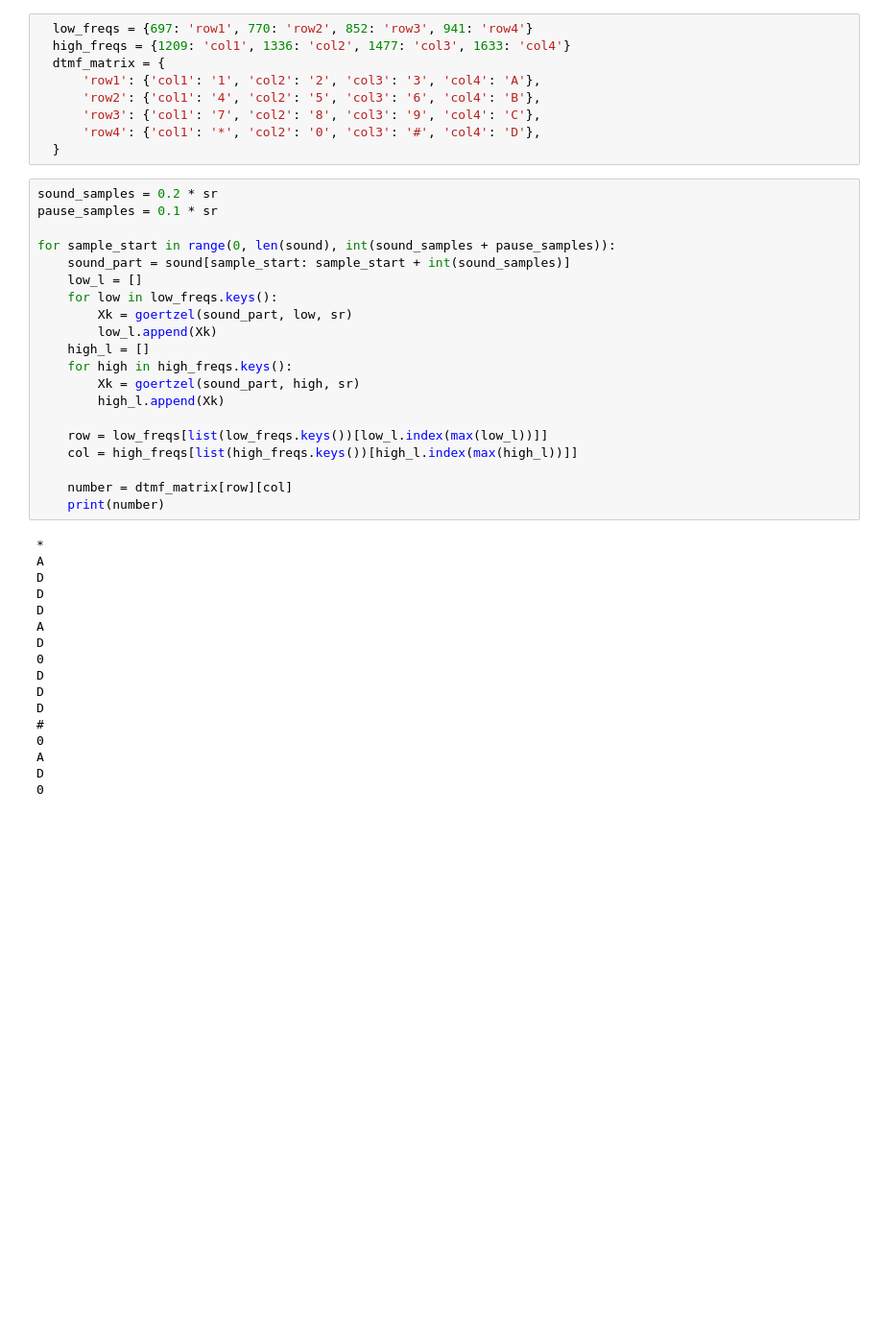
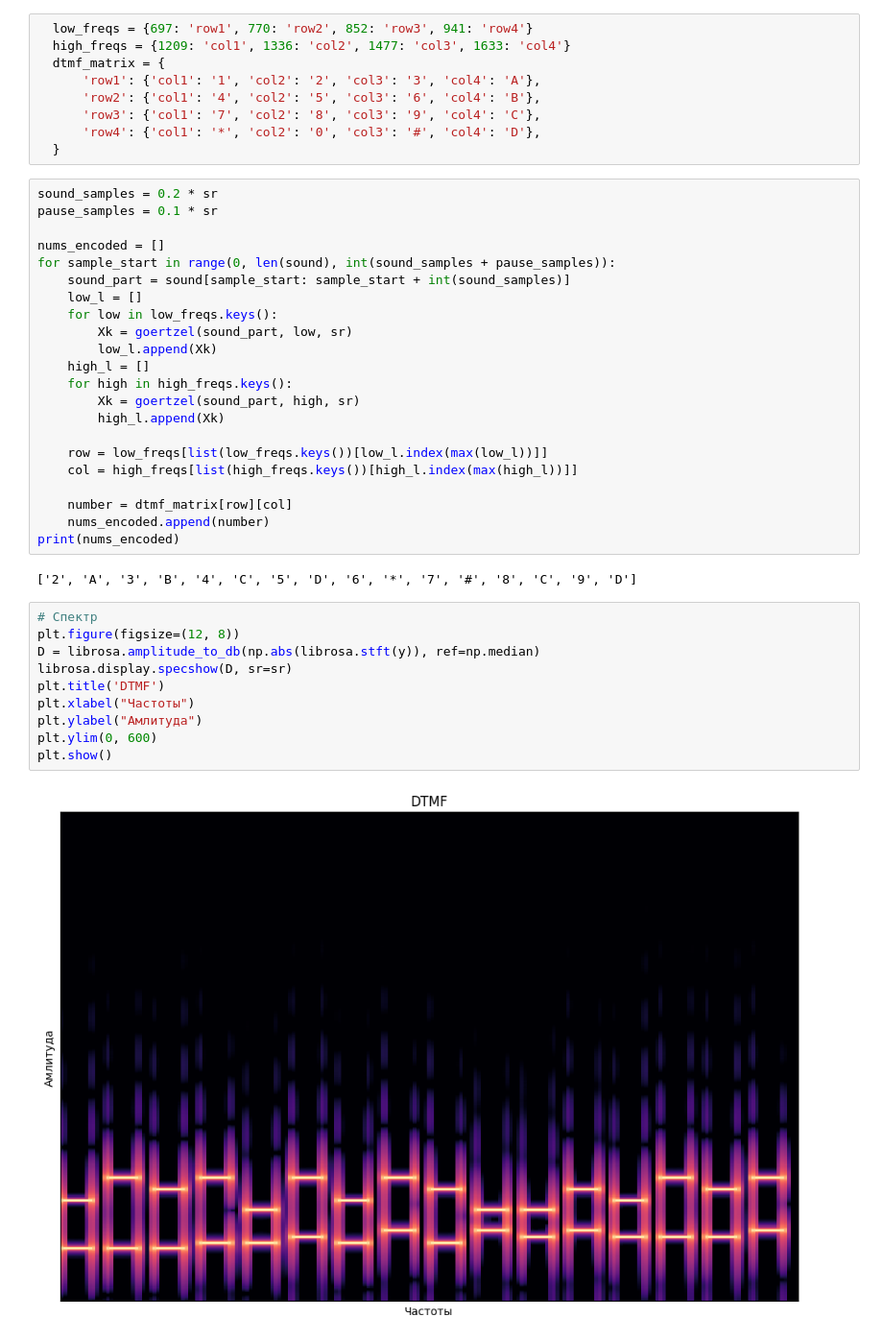
Before and after one commit to ivanVgusev/DSP2, a Jupyter notebook: lab2.ipynb, the cells around one changed output. Shown at 96% size. Drawn from its saved outputs; the diff is of its cells as text; blank space fills up the shorter version.

```diff
--- a/lab2.ipynb
+++ b/lab2.ipynb
@@ -66,6 +55,7 @@ plt.show()
 sound_samples = 0.2 * sr
 pause_samples = 0.1 * sr
 
+nums_encoded = []
 for sample_start in range(0, len(sound), int(sound_samples + pause_samples)):
     sound_part = sound[sample_start: sample_start + int(sound_samples)]
     low_l = []
@@ -81,21 +71,19 @@ for sample_start in range(0, len(sound), int(sound_samples + pause_samples)):
     col = high_freqs[list(high_freqs.keys())[high_l.index(max(high_l))]]
 
     number = dtmf_matrix[row][col]
-    print(number)
+    nums_encoded.append(number)
+print(nums_encoded)
 # %% [output]
-*
-A
-D
-D
-D
-A
-D
-0
-D
-D
-D
-#
-0
-A
-D
-0
+['2', 'A', '3', 'B', '4', 'C', '5', 'D', '6', '*', '7', '#', '8', 'C', '9', 'D']
+# %%
+# Спектр
+plt.figure(figsize=(12, 8))
+D = librosa.amplitude_to_db(np.abs(librosa.stft(y)), ref=np.median)
+librosa.display.specshow(D, sr=sr)
+plt.title('DTMF')
+plt.xlabel("Частоты")
+plt.ylabel("Амлитуда")
+plt.ylim(0, 600)
+plt.show()
+# %% [output]
+[figure, new version]
```
Also changed, not shown: parts of 2 cells of this notebook.
